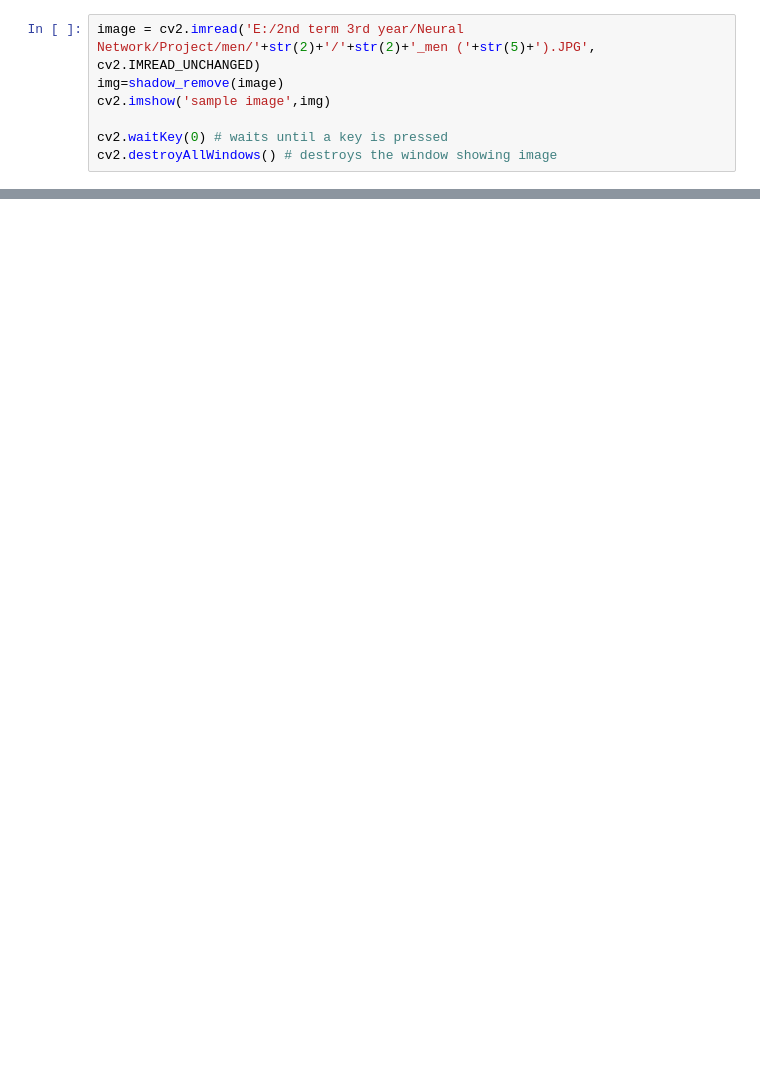
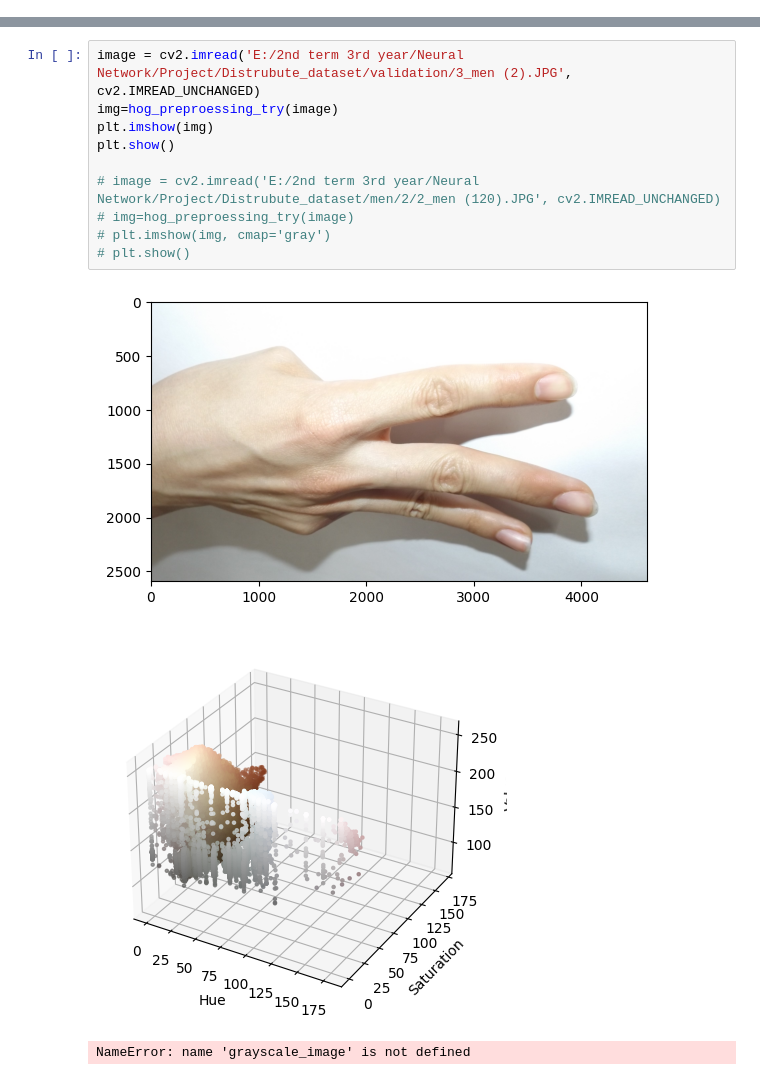
Before and after one commit to AhmedAlaa2024/Hand-Gesture-Recognition, a Jupyter notebook: Preprocessing/preprocessing.ipynb, the cells around one changed output, grey strips where cells are left out. Drawn from its saved outputs; the diff is of its cells as text; blank space fills up the shorter version.

```diff
--- a/Preprocessing/preprocessing.ipynb
+++ b/Preprocessing/preprocessing.ipynb
@@ -20,10 +21,3 @@ def shadow_remove(img):
         result_norm_planes.append(norm_img)
     shadowremov = cv2.merge(result_norm_planes)
     return shadowremov
-# %%
-image = cv2.imread('E:/2nd term 3rd year/Neural Network/Project/men/'+str(2)+'/'+str(2)+'_men ('+str(5)+').JPG', cv2.IMREAD_UNCHANGED)
-img=shadow_remove(image)
-cv2.imshow('sample image',img)
-
-cv2.waitKey(0) # waits until a key is pressed
-cv2.destroyAllWindows() # destroys the window showing image
@@ -29,0 +79,14 @@ cv2.destroyAllWindows() # destroys the window showing image
+# %%
+image = cv2.imread('E:/2nd term 3rd year/Neural Network/Project/Distrubute_dataset/validation/3_men (2).JPG', cv2.IMREAD_UNCHANGED)
+img=hog_preproessing_try(image)
+plt.imshow(img)
+plt.show()
+
+# image = cv2.imread('E:/2nd term 3rd year/Neural Network/Project/Distrubute_dataset/men/2/2_men (120).JPG', cv2.IMREAD_UNCHANGED)
+# img=hog_preproessing_try(image)
+# plt.imshow(img, cmap='gray')
+# plt.show()
+# %% [output]
+[figure, added]
+[figure, added]
+NameError: name 'grayscale_image' is not defined
```
Also changed, not shown: parts of 3 cells of this notebook, 6 other files.
